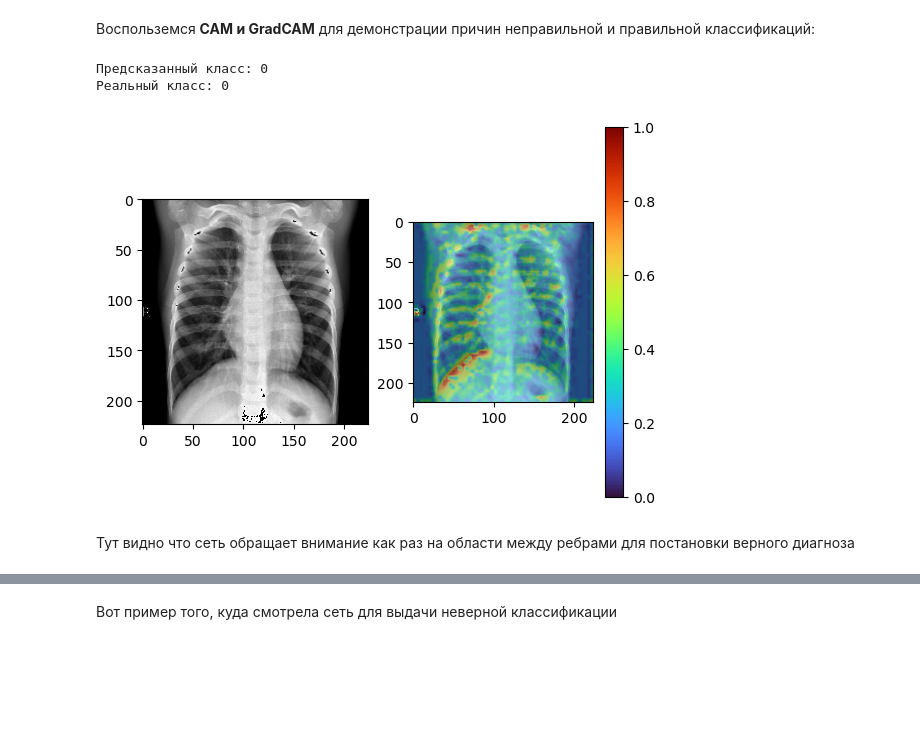
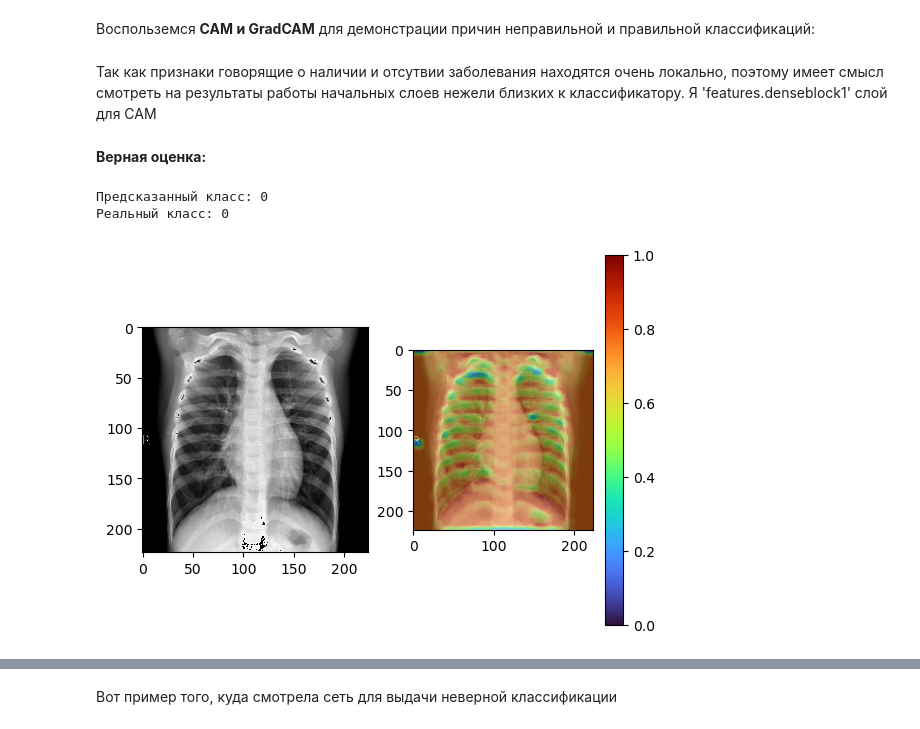
Before and after one commit to Koldim2001/transfer_learning_CNN, a Jupyter notebook: Transfer_learning_DenseNet121.ipynb, the cells around one changed output, grey strips where cells are left out. Cells and saved outputs as stored; diff of their text form; code cells hidden in the pictures; blank space fills up the shorter version.

```diff
--- a/Transfer_learning_DenseNet121.ipynb
+++ b/Transfer_learning_DenseNet121.ipynb
@@ -407,7 +385,7 @@ acc_train_dict_1 = acc_train_dict
 # %% [markdown]
 Самый высокий показатель accuracy на валидации показал гиперпараметр 10 на 3 эпохе обучения. Так что загрузим именно эту модель:
 # %%
-model = torchvision.models.densenet121(pretrained=True).to(device)
+model = torchvision.models.densenet121(pretrained=True).to('cpu')
 n_neurons = 10
 # Переопредлим полносвязные слои:
 fc_new =  nn.Sequential(
@@ -526,13 +504,15 @@ def cam_gradcam(inferer, item):
 
     print('Предсказанный класс:', int(torch.argmax(output)))
     print('Реальный класс:', int(data[1]))
+# %% [markdown]
+Так как признаки говорящие о наличии и отсутвии заболевания находятся очень локально, поэтому имеет смысл смотреть на результаты работы начальных слоев нежели близких к классификатору. Я 'features.denseblock1' слой для CAM
+# %% [markdown]
+__Верная оценка:__
 # %%
-inferer = monai.inferers.SaliencyInferer('CAM','features.denseblock1.denselayer3.conv1',
+inferer = monai.inferers.SaliencyInferer('CAM','features.denseblock1',
                                          fc_layers='classifier.0', class_idx=[0])
 cam_gradcam(inferer, 42)
 # %% [output]
 Предсказанный класс: 0
 Реальный класс: 0
-[figure, old version]
+[figure, new version]
-# %% [markdown]
-Тут видно что сеть обращает внимание как раз на области между ребрами для постановки верного диагноза
```
Also changed, not shown: parts of 14 cells of this notebook.
